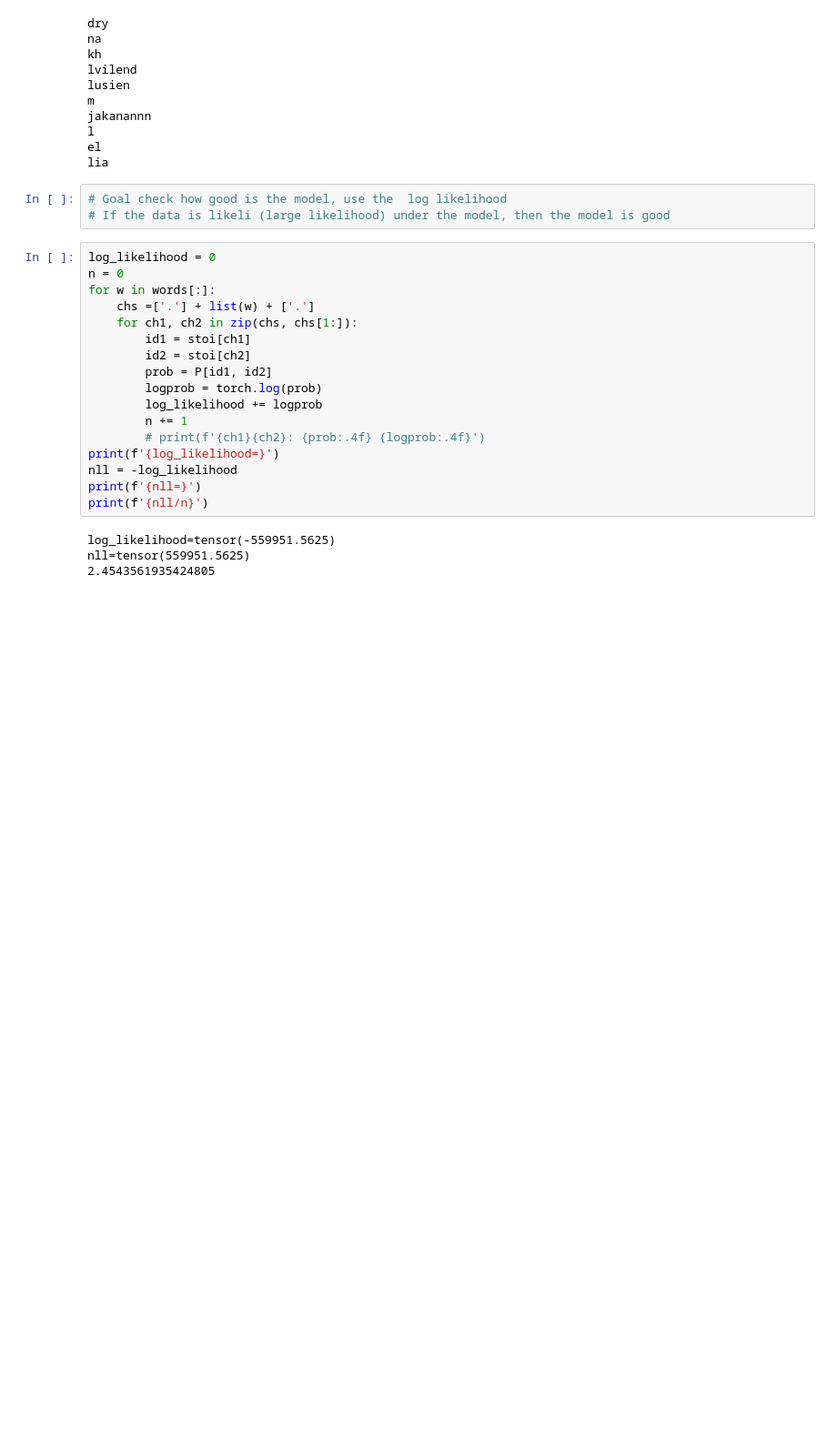
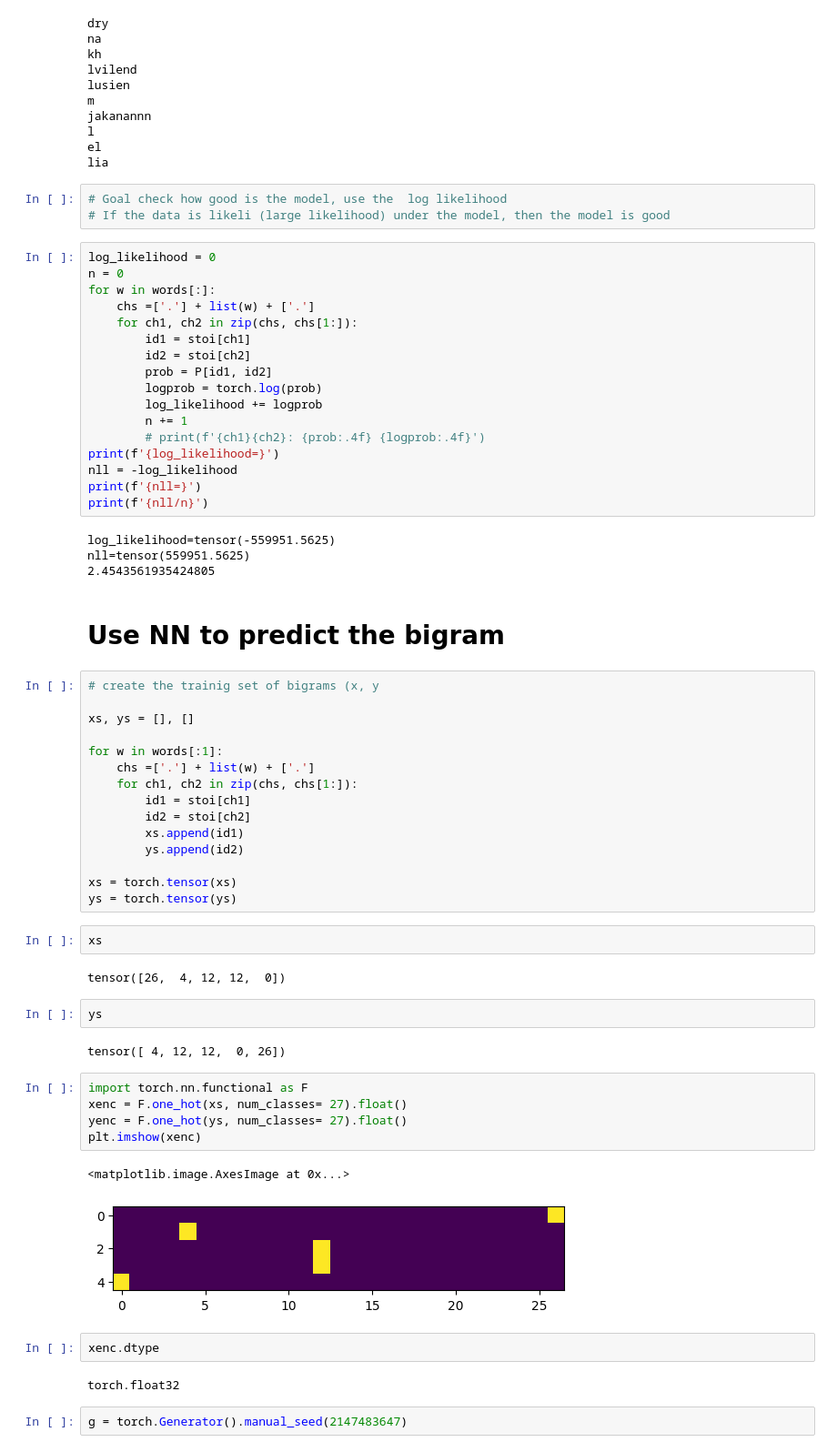
Before and after one commit to timothee-florian/MI5, a Jupyter notebook: lectures/makemore/makemore1.ipynb, the cells around one changed output. Shown at 91% size. Cells and saved outputs as stored; diff of their text form; blank space fills up the shorter version.

Commit message:
start NN with torch

```diff
--- a/lectures/makemore/makemore1.ipynb
+++ b/lectures/makemore/makemore1.ipynb
@@ -182,3 +182,42 @@ print(f'{nll/n}')
 log_likelihood=tensor(-559951.5625)
 nll=tensor(559951.5625)
 2.4543561935424805
+# %% [markdown]
+# Use NN to predict the bigram
+# %%
+# create the trainig set of bigrams (x, y
+
+xs, ys = [], []
+
+for w in words[:1]:
+    chs =['.'] + list(w) + ['.']
+    for ch1, ch2 in zip(chs, chs[1:]):
+        id1 = stoi[ch1]
+        id2 = stoi[ch2]
+        xs.append(id1)
+        ys.append(id2)
+
+xs = torch.tensor(xs)
+ys = torch.tensor(ys)
+# %%
+xs
+# %% [output]
+tensor([26,  4, 12, 12,  0])
+# %%
+ys
+# %% [output]
+tensor([ 4, 12, 12,  0, 26])
+# %%
+import torch.nn.functional as F
+xenc = F.one_hot(xs, num_classes= 27).float()
+yenc = F.one_hot(ys, num_classes= 27).float()
+plt.imshow(xenc)
+# %% [output]
+<matplotlib.image.AxesImage at 0x...>
+[figure, added]
+# %%
+xenc.dtype
+# %% [output]
+torch.float32
+# %%
+g = torch.Generator().manual_seed(2147483647)
```
Also changed, not shown: parts of 1 cell of this notebook.
